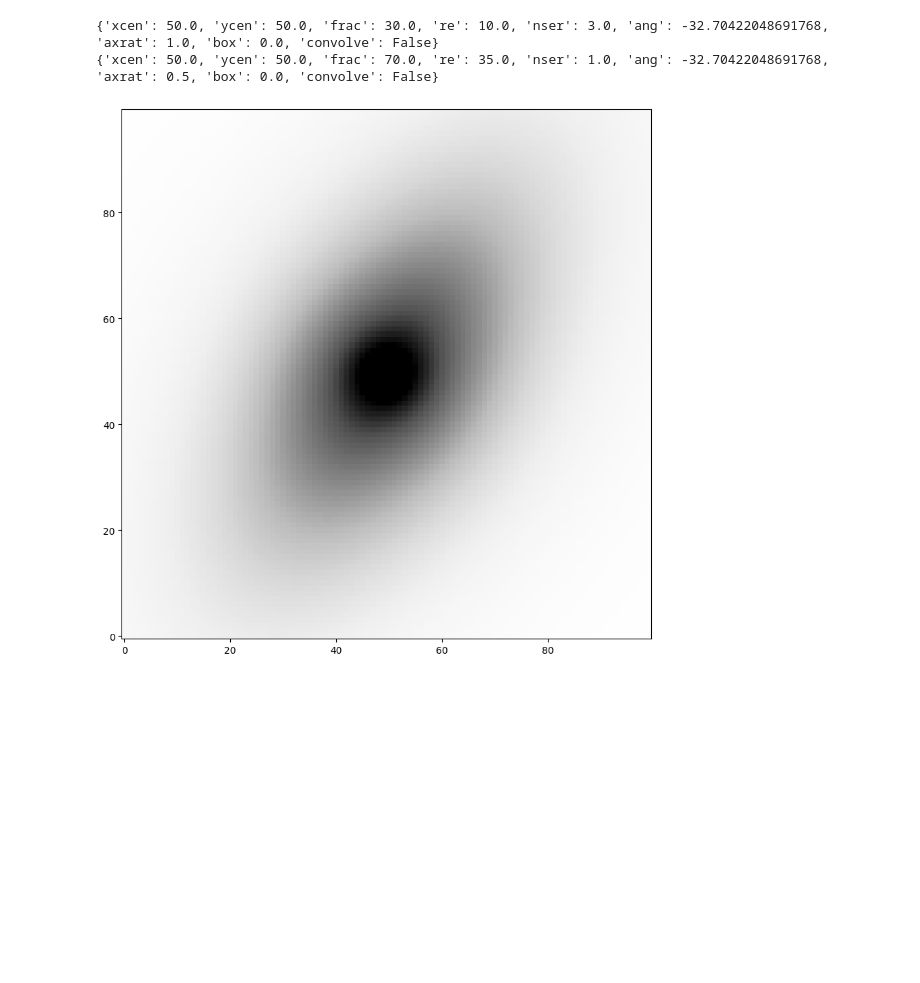
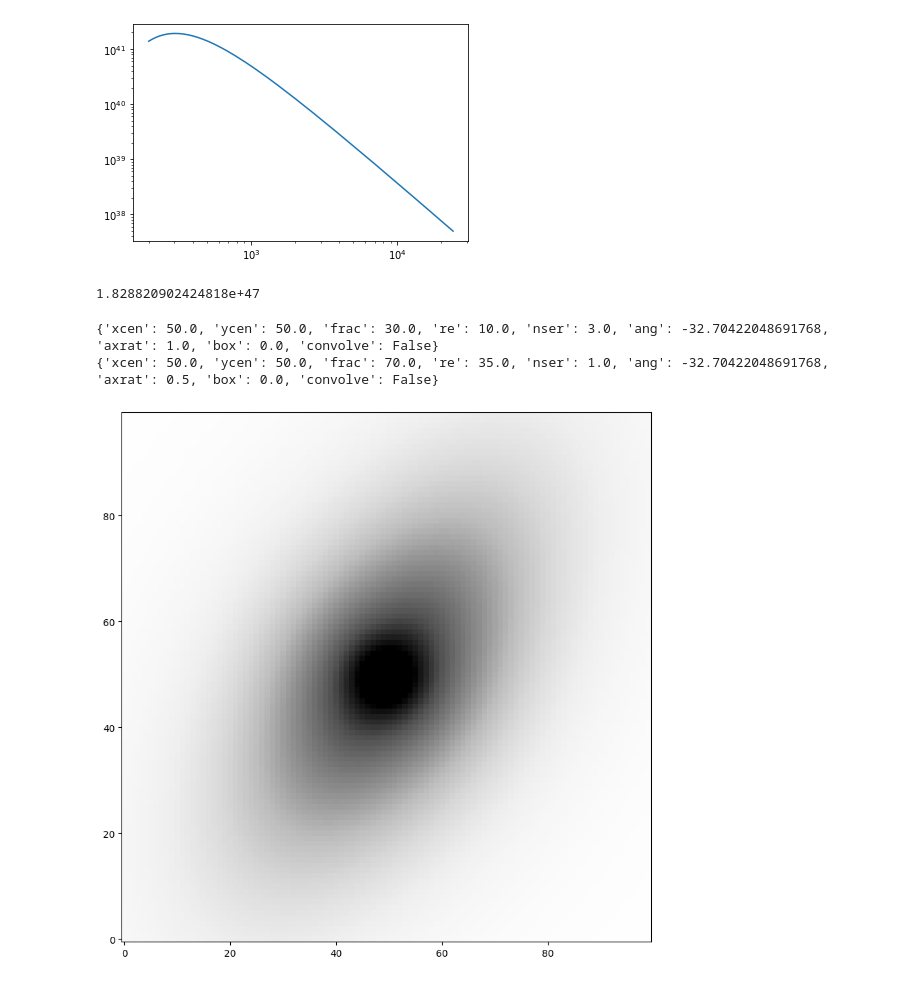
Before and after one commit to jyshangguan/MorphSED, a Jupyter notebook: examples/demo_galaxy3D.ipynb, the cells around one changed output. Drawn from its saved outputs; the diff is of its cells as text; code cells hidden in the pictures; blank space fills up the shorter version.

```diff
--- a/examples/demo_galaxy3D.ipynb
+++ b/examples/demo_galaxy3D.ipynb
@@ -20,3 +22,19 @@ import time,csv
+# %%
+x = np.logspace(np.log10(200),np.log10(24000),3000)
+y = get_AGN_SED(x,8,0,0,1)
+# %%
+
+plt.plot(x,y)
+plt.xscale('log')
+plt.yscale('log')
+plt.show()
+# %% [output]
+[figure, added]
+# %%
+from scipy.integrate import trapz
+print (trapz(y*x,x))
+# %% [output]
+1.828820902424818e+47
 # %%
 Mygalaxy = Galaxy3D(mass = 1e11,z=0.03,ebv_G=0.07)
 # %%
```
Also changed, not shown: parts of 2 cells of this notebook, 27 other files.
